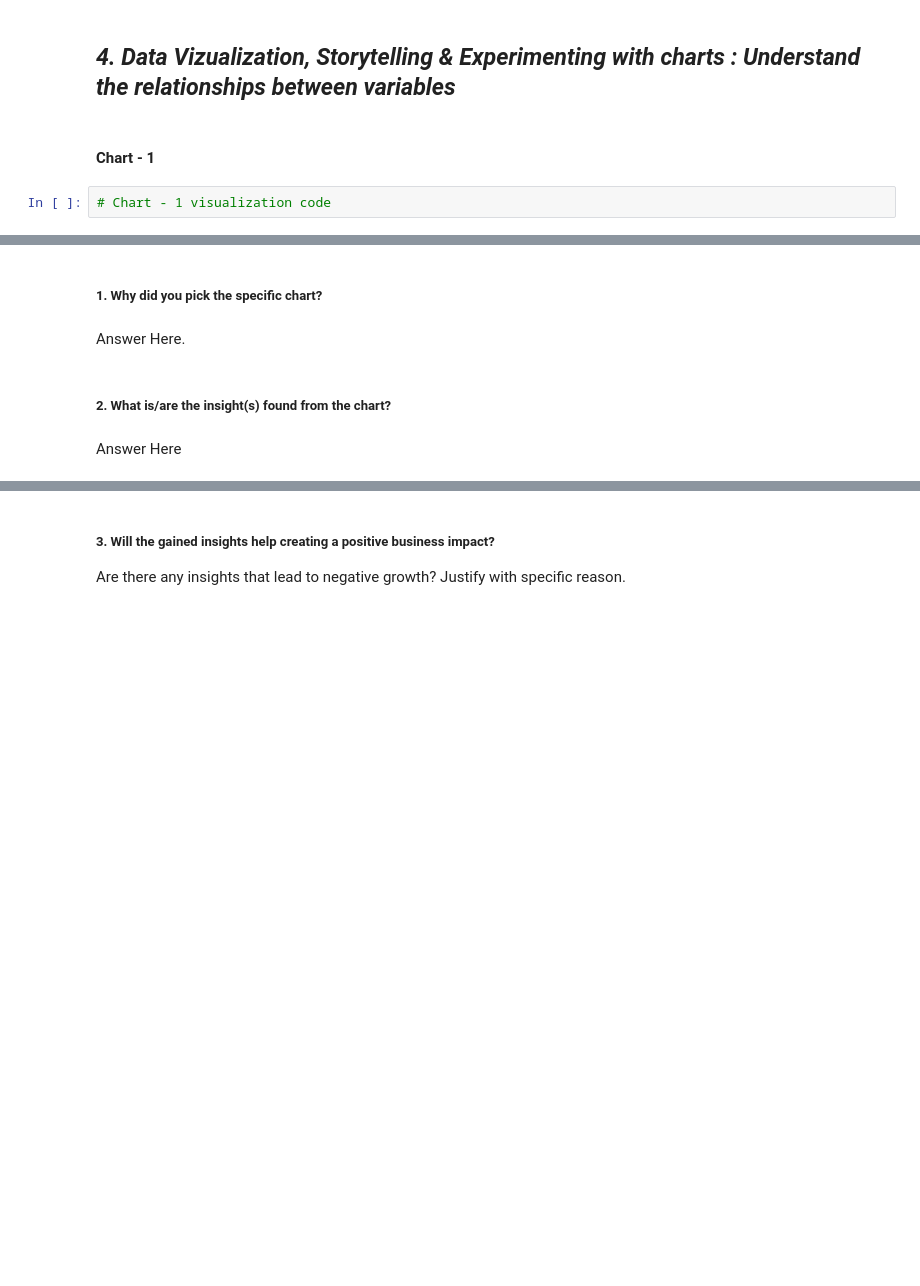
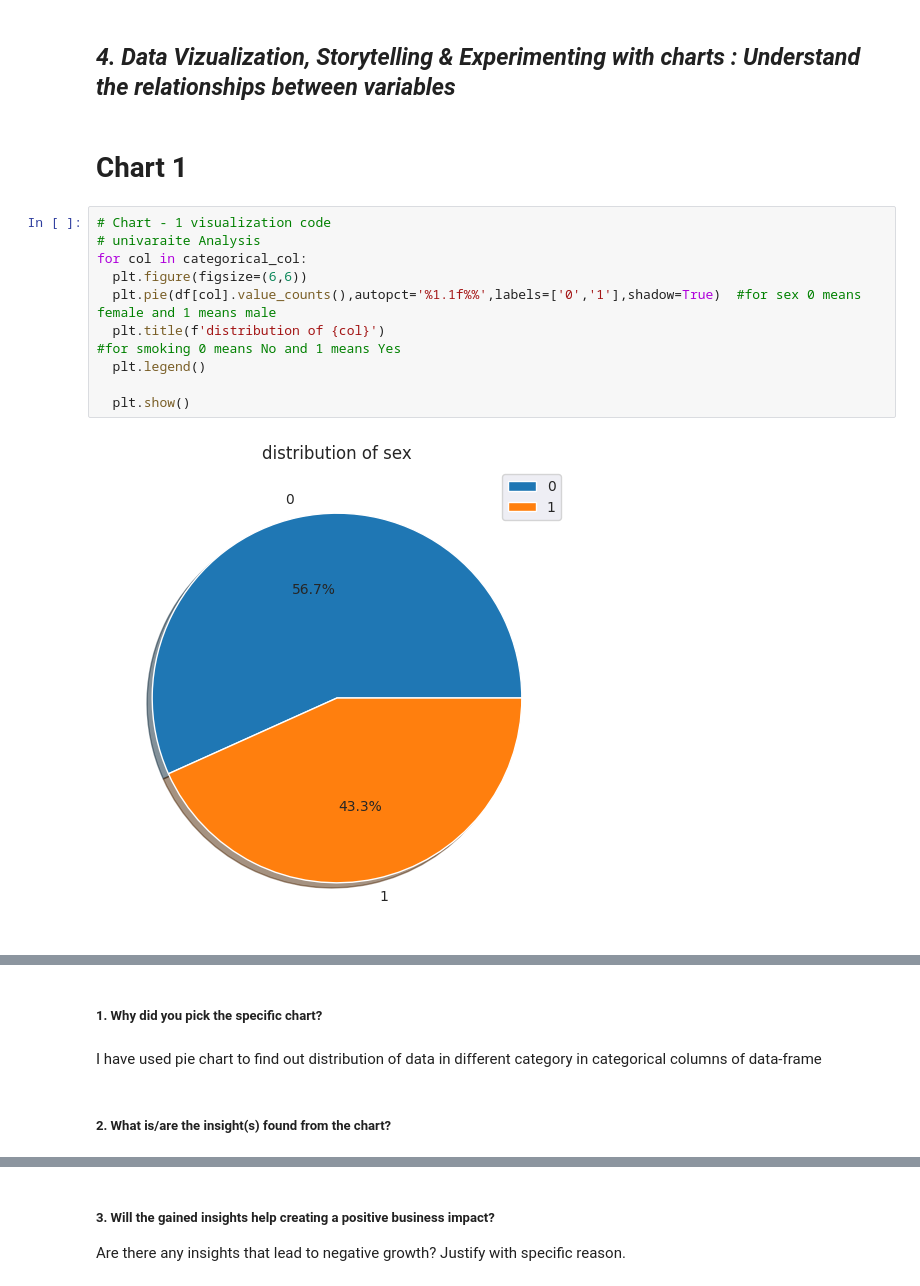
Before and after one commit to akeelrashid/ML-CardioVascular-Classification-Project, a Jupyter notebook: Classification_Cardio_Risk_ML_Model.ipynb, the cells around one changed output, grey strips where cells are left out. Saved outputs shown, nothing was run; the diff lists cells and outputs as text; blank space fills up the shorter version.

```diff
--- a/Classification_Cardio_Risk_ML_Model.ipynb
+++ b/Classification_Cardio_Risk_ML_Model.ipynb
@@ -444,6 +444,16 @@ for col in continous_col:
 # %% [markdown]
 ## ***4. Data Vizualization, Storytelling & Experimenting with charts : Understand the relationships between variables***
 # %% [markdown]
-#### Chart - 1
+# Chart 1
-# %%
-# Chart - 1 visualization code
+# %%
+# Chart - 1 visualization code
+# univaraite Analysis
+for col in categorical_col:
+  plt.figure(figsize=(6,6))
+  plt.pie(df[col].value_counts(),autopct='%1.1f%%',labels=['0','1'],shadow=True)  #for sex 0 means female and 1 means male
+  plt.title(f'distribution of {col}')                                                                  #for smoking 0 means No and 1 means Yes
+  plt.legend()
+
+  plt.show()
+# %% [output]
+[figure, added]
@@ -450,8 +461,6 @@ for col in continous_col:
 # %% [markdown]
 ##### 1. Why did you pick the specific chart?
-# %% [markdown]
-Answer Here.
+# %% [markdown]
+I have used pie chart to find out distribution of data in different category in categorical columns of data-frame
 # %% [markdown]
 ##### 2. What is/are the insight(s) found from the chart?
-# %% [markdown]
-Answer Here
```
Also changed, not shown: parts of 103 cells of this notebook.
